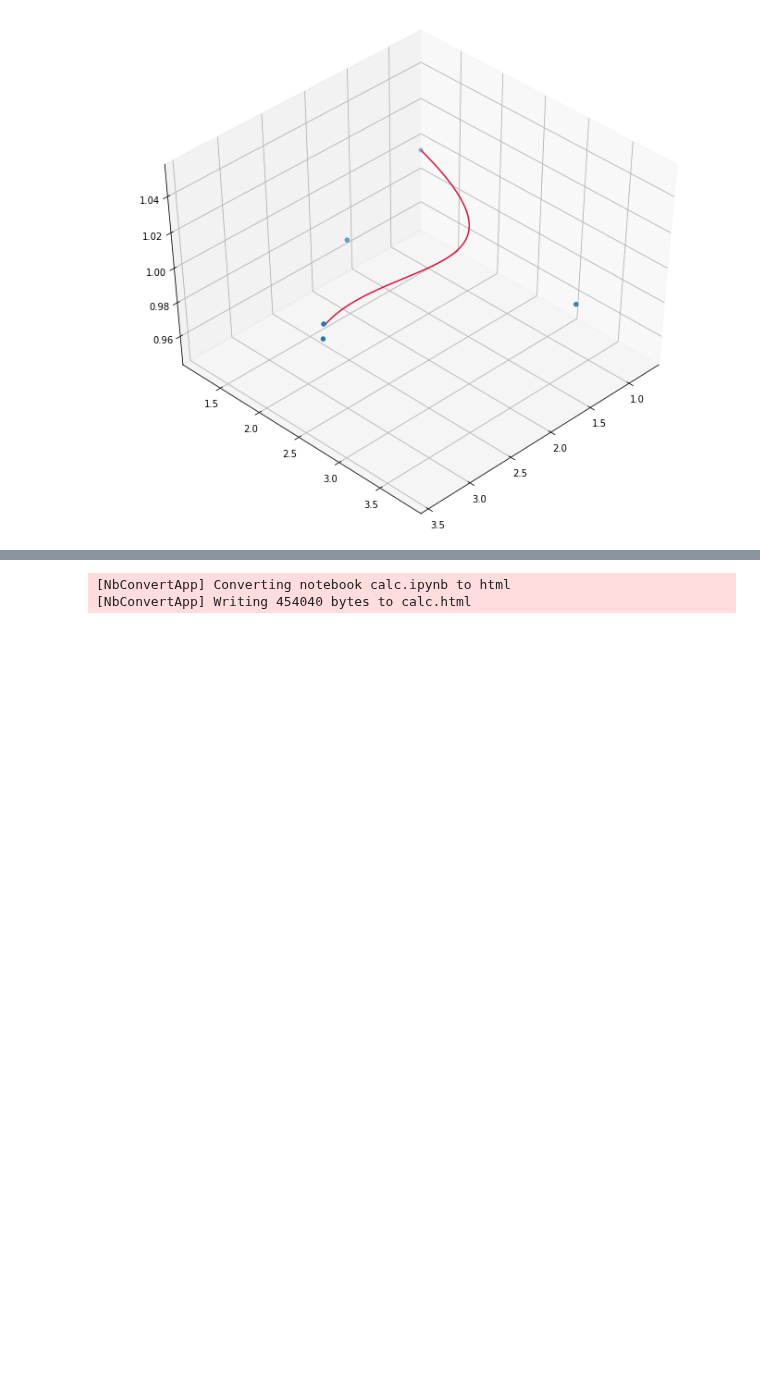
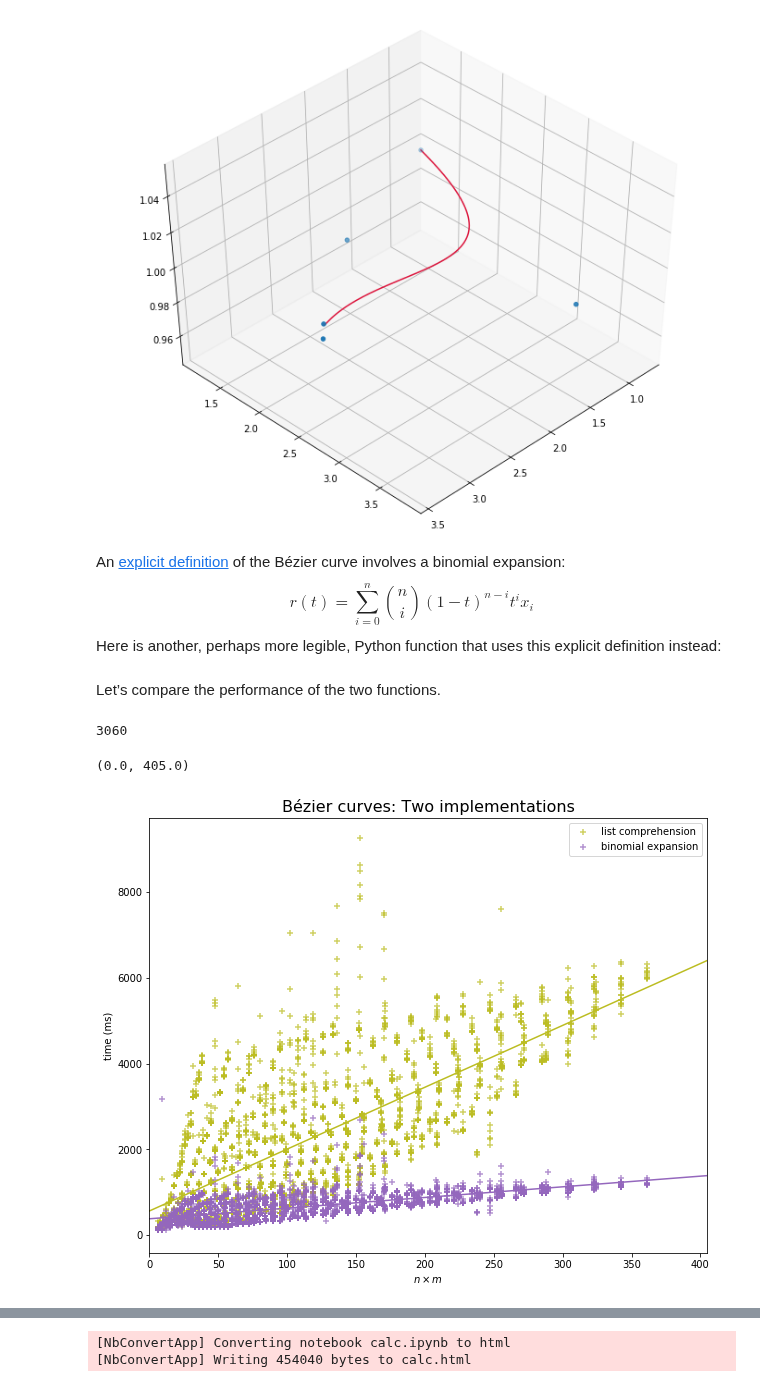
Before and after one commit to maxkapur/maxkapur.github.io, a Jupyter notebook: math/calc.ipynb, the cells around one changed output, grey strips where cells are left out. Drawn from its saved outputs; the diff is of its cells as text; code cells hidden in the pictures; blank space fills up the shorter version.

Commit message:
bezier

```diff
--- a/math/calc.ipynb
+++ b/math/calc.ipynb
@@ -108,3 +108,7 @@ ax.plot(*bezier(pivots, res=500).T, color = 'crimson')
 # %% [output]
 [<mpl_toolkits.mplot3d.art3d.Line3D at 0x...>]
 [figure]
+# %% [markdown]
+An <a href="https://en.wikipedia.org/wiki/B%C3%A9zier_curve#Explicit_definition">explicit definition</a> of the B&eacute;zier curve involves a binomial expansion:
+$$ r(t) = \sum_{i=0}^n \binom{n}{i}(1-t)^{n-i}t^i x_i $$
+Here is another, perhaps more legible, Python function that uses this explicit definition instead:
@@ -110,0 +124,56 @@ ax.plot(*bezier(pivots, res=500).T, color = 'crimson')
+# %% [markdown]
+Let&rsquo;s compare the performance of the two functions.
+# %%
+np.random.seed(2020)
+
+# problems of various sizes
+test_sets = [np.random.rand(n,m) for n in range(3,20) for m in range(2,20) for i in range(10)]
+len(test_sets)
+# %% [output]
+3060
+# %%
+sizes = []
+times_1 = []
+times_2 = []
+
+for i in test_sets:
+    sizes.append(np.product(i.shape))
+
+    tic = perf_counter()
+    bezier(i, res=100)
+    toc = perf_counter()
+    times_1.append(toc-tic)
+
+    tic = perf_counter()
+    bezier2(i, res=100)
+    toc = perf_counter()
+    times_2.append(toc-tic)
+# %%
+sizes, times_1, times_2 = [np.array(i) for i in [sizes, times_1, times_2]]
+times_1 *= 1e3
+times_2 *= 1e3
+
+z1 = np.polyfit(sizes, times_1, 1)
+p1 = np.poly1d(z1)
+
+z2 = np.polyfit(sizes, times_2, 1)
+p2 = np.poly1d(z2)
+
+plt.figure(figsize = (10,8))
+plt.xlim(0,405)
+
+plt.scatter(sizes, times_1, label = 'list comprehension', marker = '+', alpha = .7, color='tab:olive')
+plt.plot(plt.xlim(), p1(plt.xlim()), color='tab:olive')
+
+plt.scatter(sizes, times_2, label = 'binomial expansion', marker = '+', alpha = .7, color='tab:purple')
+plt.plot(plt.xlim(), p2(plt.xlim()), color='tab:purple')
+
+plt.xlabel(r'$n\times m$')
+plt.ylabel('time (ms)')
+
+plt.legend()
+plt.title('Bézier curves: Two implementations', size=16)
+plt.xlim()
+# %% [output]
+(0.0, 405.0)
+[figure, added]
```
Also changed, not shown: parts of 4 cells of this notebook, 1 other file.
